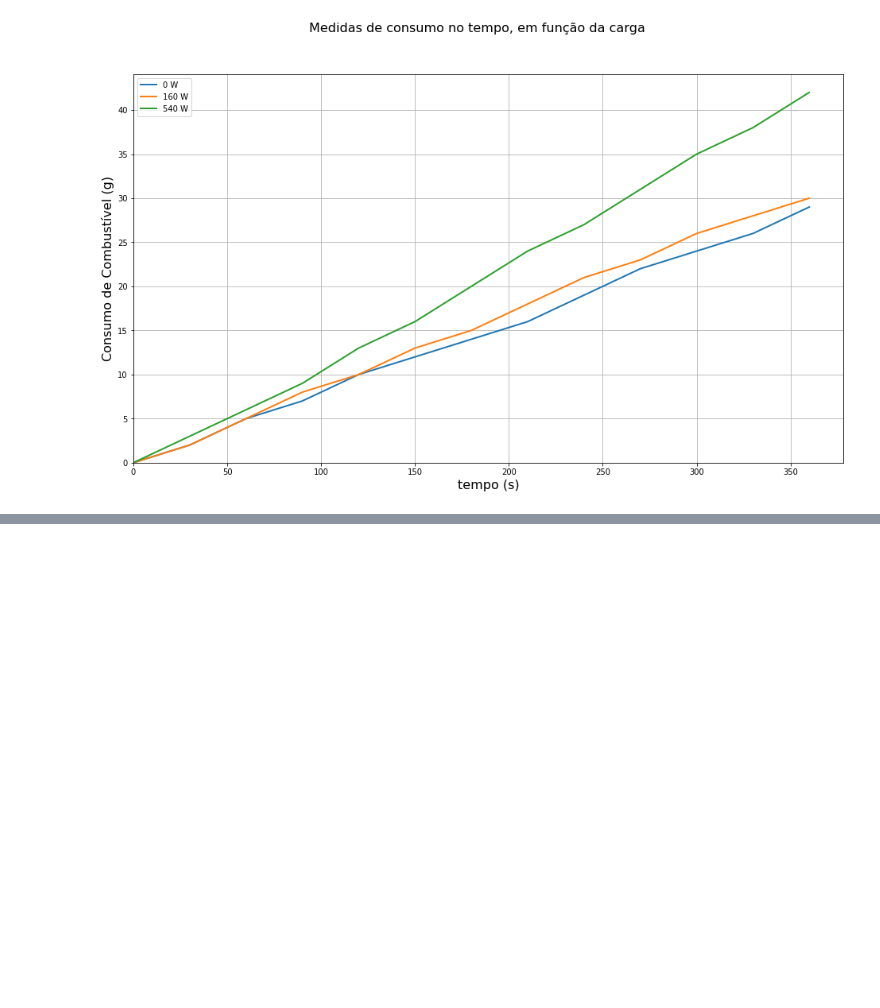
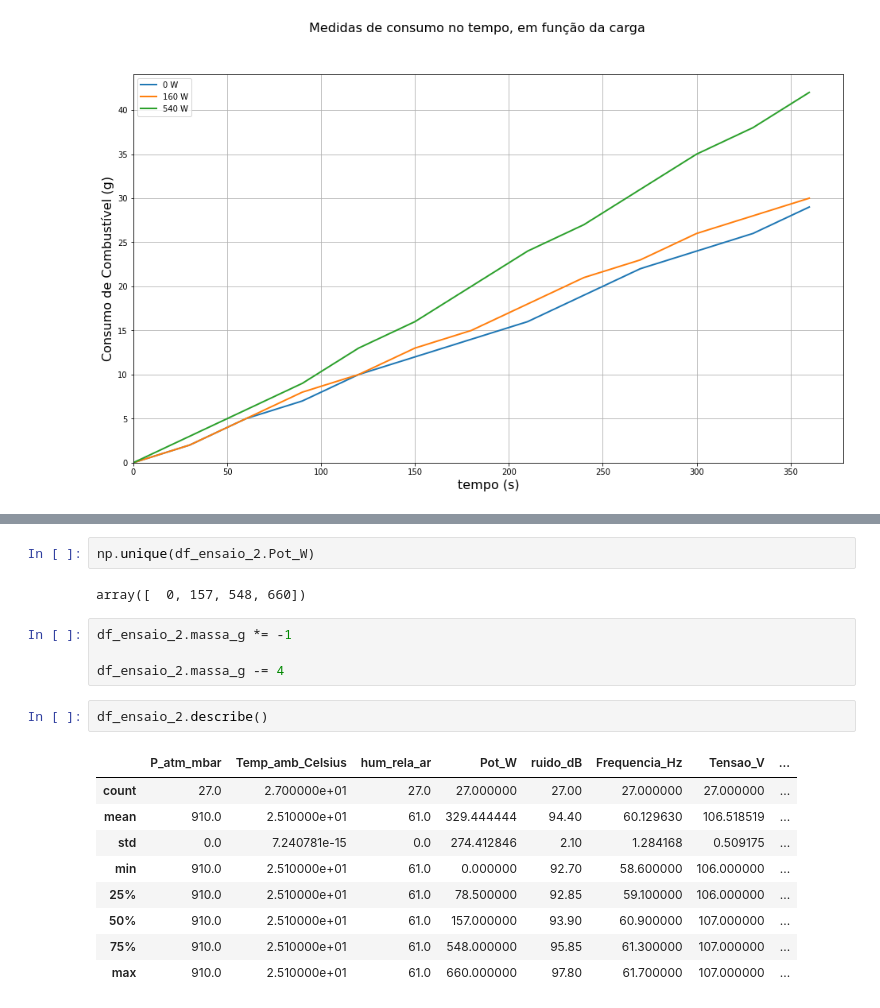
Before and after one commit to Esterci/Engenharia_Mecanica_UFJF, a Jupyter notebook: 13_periodo/motores/relatorio_consumo_gerador.ipynb, the cells around one changed output, grey strips where cells are left out. Cells and saved outputs as stored; diff of their text form; blank space fills up the shorter version.

```diff
--- a/13_periodo/motores/relatorio_consumo_gerador.ipynb
+++ b/13_periodo/motores/relatorio_consumo_gerador.ipynb
@@ -59,0 +75,20 @@ fig.savefig('Figures/Consumo.png', bbox_inches='tight')
+# %%
+np.unique(df_ensaio_2.Pot_W)
+# %% [output]
+array([  0, 157, 548, 660])
+# %%
+df_ensaio_2.massa_g *= -1
+
+df_ensaio_2.massa_g -= 4
+# %%
+df_ensaio_2.describe()
+# %% [output]
+|  | P_atm_mbar | Temp_amb_Celsius | hum_rela_ar | Pot_W | ruido_dB | Frequencia_Hz | Tensao_V | ... |
+| count | 27.0 | 2.700000e+01 | 27.0 | 27.000000 | 27.00 | 27.000000 | 27.000000 | ... |
+| mean | 910.0 | 2.510000e+01 | 61.0 | 329.444444 | 94.40 | 60.129630 | 106.518519 | ... |
+| std | 0.0 | 7.240781e-15 | 0.0 | 274.412846 | 2.10 | 1.284168 | 0.509175 | ... |
+| min | 910.0 | 2.510000e+01 | 61.0 | 0.000000 | 92.70 | 58.600000 | 106.000000 | ... |
+| 25% | 910.0 | 2.510000e+01 | 61.0 | 78.500000 | 92.85 | 59.100000 | 106.000000 | ... |
+| 50% | 910.0 | 2.510000e+01 | 61.0 | 157.000000 | 93.90 | 60.900000 | 107.000000 | ... |
+| 75% | 910.0 | 2.510000e+01 | 61.0 | 548.000000 | 95.85 | 61.300000 | 107.000000 | ... |
+| max | 910.0 | 2.510000e+01 | 61.0 | 660.000000 | 97.80 | 61.700000 | 107.000000 | ... |
```
Also changed, not shown: parts of 4 cells of this notebook, 41 other files.
